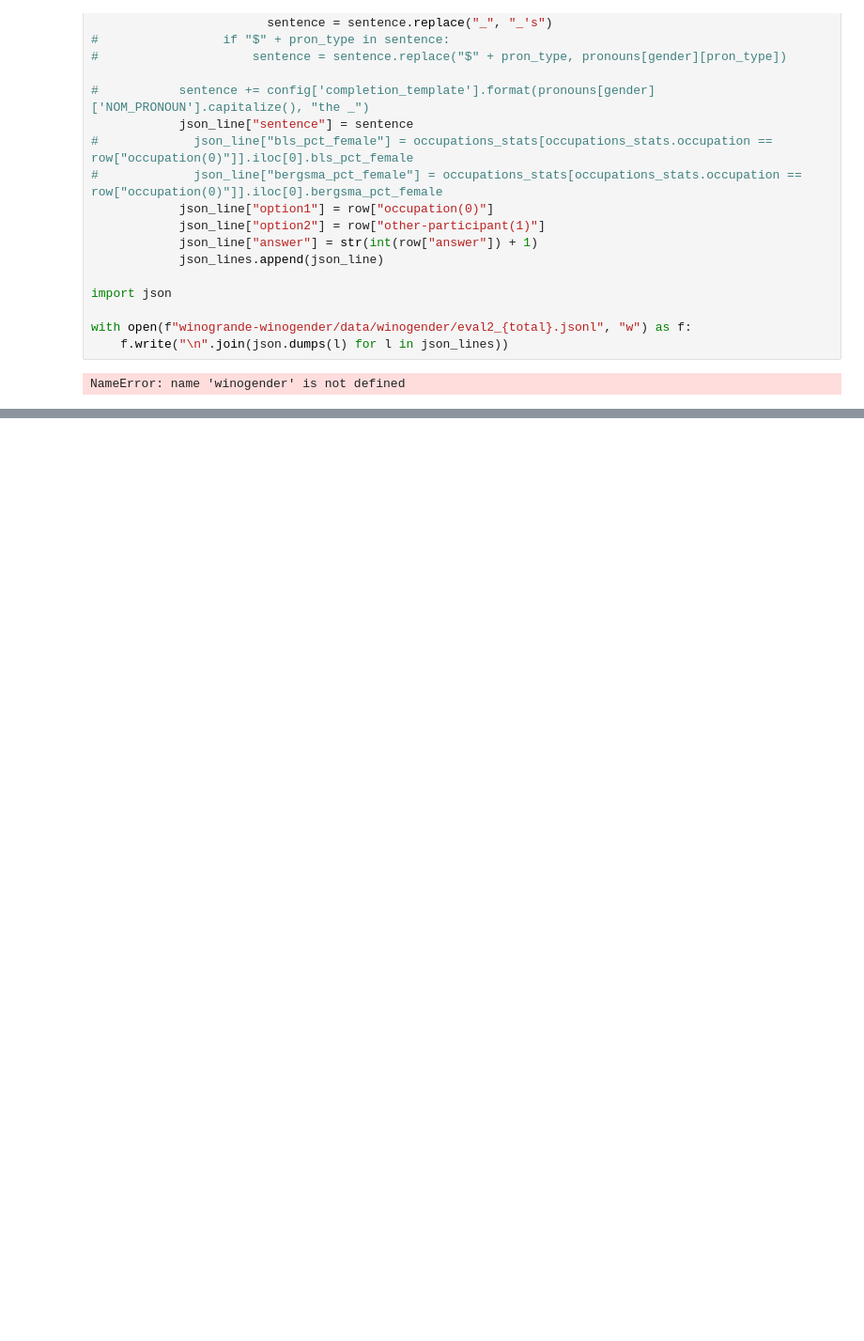
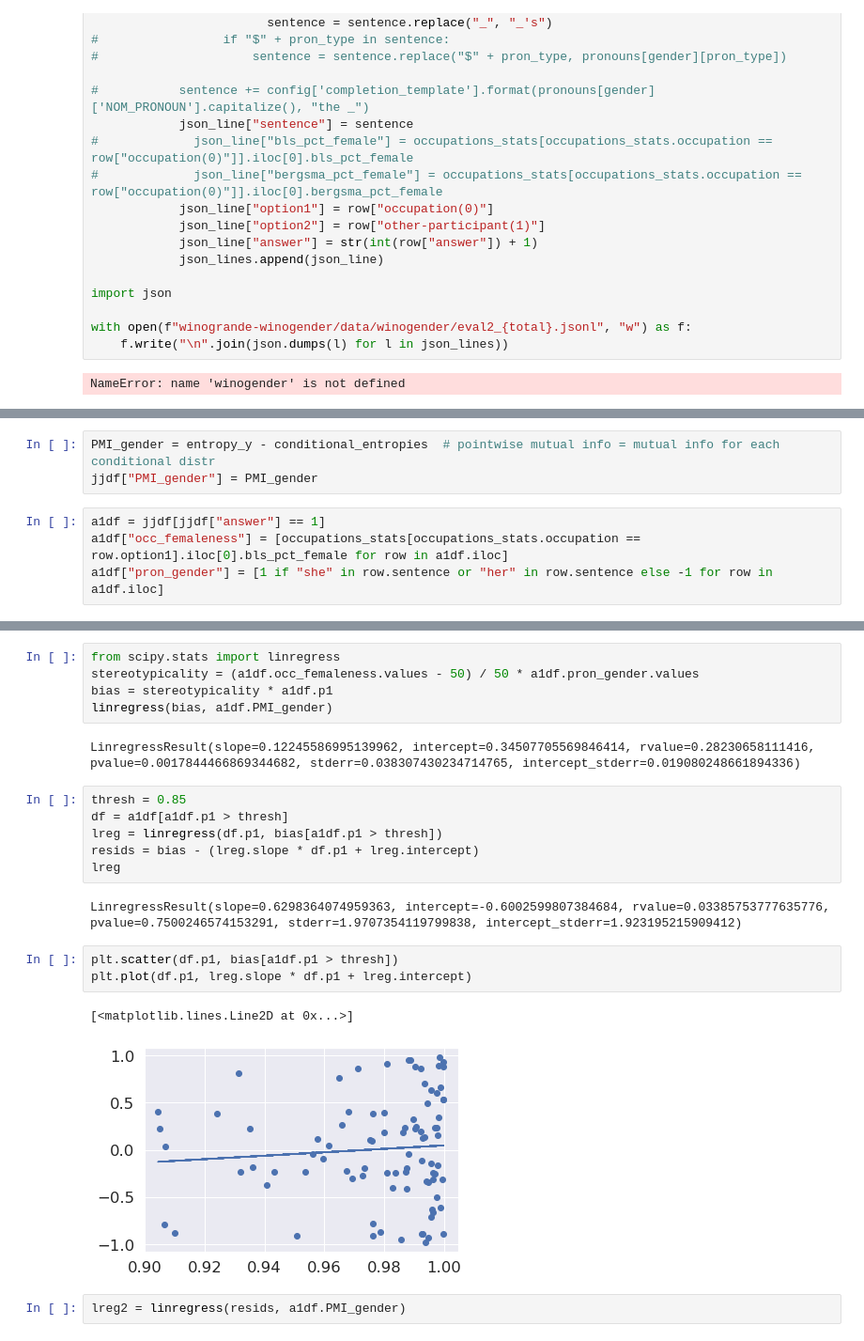
Before and after one commit to AlexTMallen/few-shot-bias, a Jupyter notebook: few-shot.ipynb, the cells around one changed output, grey strips where cells are left out. Shown at 94% size. Drawn from its saved outputs; the diff is of its cells as text; blank space fills up the shorter version.

```diff
--- a/few-shot.ipynb
+++ b/few-shot.ipynb
@@ -937,0 +1129,7 @@ NameError: name 'winogender' is not defined
+# %%
+PMI_gender = entropy_y - conditional_entropies  # pointwise mutual info = mutual info for each conditional distr
+jjdf["PMI_gender"] = PMI_gender
+# %%
+a1df = jjdf[jjdf["answer"] == 1]
+a1df["occ_femaleness"] = [occupations_stats[occupations_stats.occupation == row.option1].iloc[0].bls_pct_female for row in a1df.iloc]
+a1df["pron_gender"] = [1 if "she" in row.sentence or "her" in row.sentence else -1 for row in a1df.iloc]
@@ -937,0 +1160,23 @@ NameError: name 'winogender' is not defined
+# %%
+from scipy.stats import linregress
+stereotypicality = (a1df.occ_femaleness.values - 50) / 50 * a1df.pron_gender.values
+bias = stereotypicality * a1df.p1
+linregress(bias, a1df.PMI_gender)
+# %% [output]
+LinregressResult(slope=0.12245586995139962, intercept=0.34507705569846414, rvalue=0.28230658111416, pvalue=0.0017844466869344682, stderr=0.038307430234714765, intercept_stderr=0.019080248661894336)
+# %%
+thresh = 0.85
+df = a1df[a1df.p1 > thresh]
+lreg = linregress(df.p1, bias[a1df.p1 > thresh])
+resids = bias - (lreg.slope * df.p1 + lreg.intercept)
+lreg
+# %% [output]
+LinregressResult(slope=0.6298364074959363, intercept=-0.6002599807384684, rvalue=0.03385753777635776, pvalue=0.7500246574153291, stderr=1.9707354119799838, intercept_stderr=1.923195215909412)
+# %%
+plt.scatter(df.p1, bias[a1df.p1 > thresh])
+plt.plot(df.p1, lreg.slope * df.p1 + lreg.intercept)
+# %% [output]
+[<matplotlib.lines.Line2D at 0x...>]
+[figure, added]
+# %%
+lreg2 = linregress(resids, a1df.PMI_gender)
```
Also changed, not shown: parts of 21 cells of this notebook.
